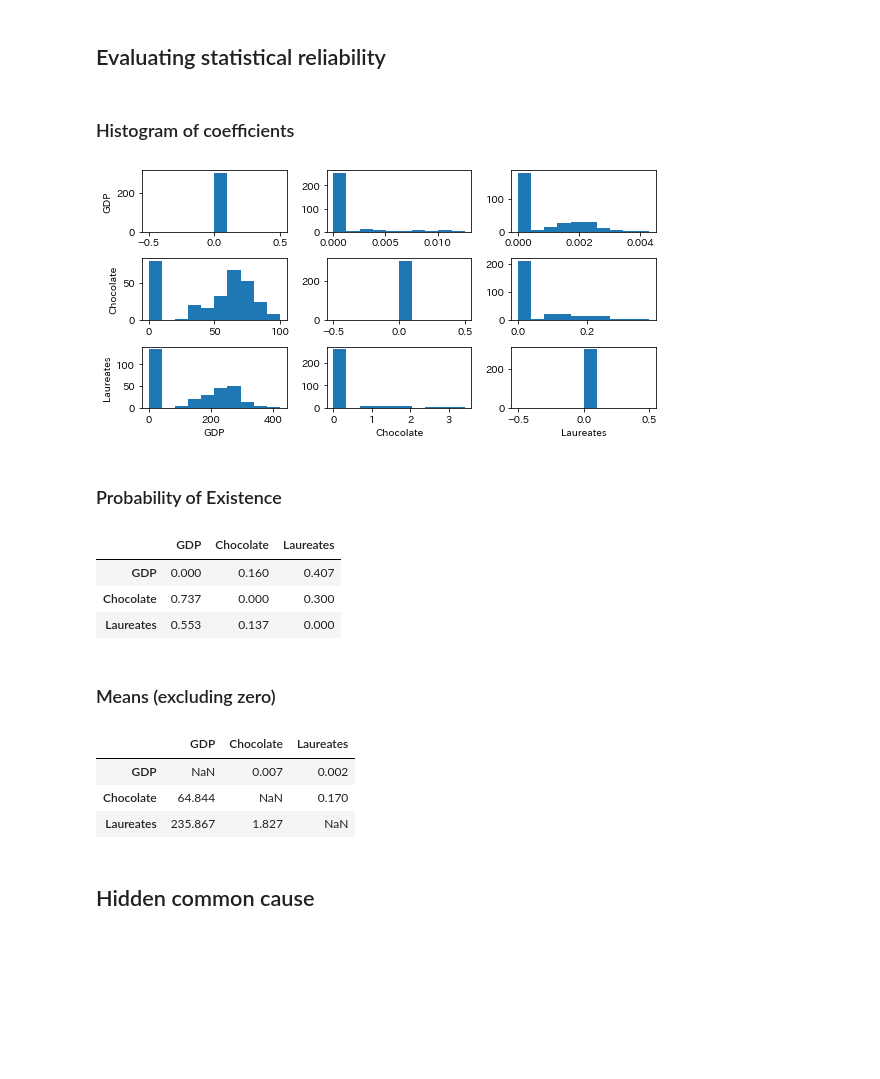
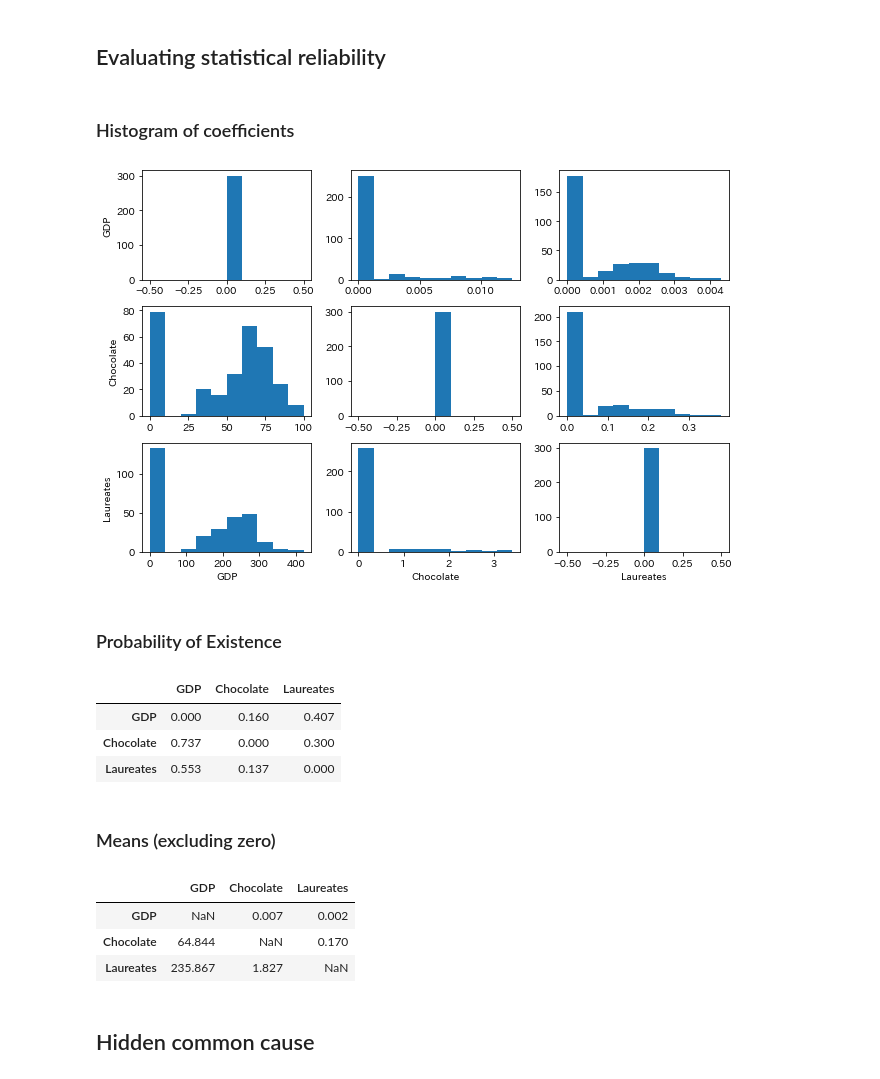
Before and after one commit to haraoka-screen/notebooks, a Jupyter notebook: causation_and_correlation.ipynb, the cells around one changed output. Cells and saved outputs as stored; diff of their text form; code cells hidden in the pictures; blank space fills up the shorter version.

```diff
--- a/causation_and_correlation.ipynb
+++ b/causation_and_correlation.ipynb
@@ -468,43 +468,51 @@ n_sampling = 300
 result = model.bootstrap(X, n_sampling)
 # %%
-# histogram
-display(Markdown("### Histogram of coefficients"))
+def draw_bootstrap_result(result, X, labels=None):
+    n_features = X.shape[1]
+    n_sampling = len(result.adjacency_matrices_)
+    if labels is None:
+        labels = list(X.columns)
 
-fig, axes = plt.subplots(3, 3, figsize=(8, 4))
+    # histogram
+    display(Markdown("### Histogram of coefficients"))
 
-for i in range(3):
-    for j in range(3):
-        axes[i, j].hist(result.adjacency_matrices_[:, i, j])
+    fig, axes = plt.subplots(n_features, n_features, figsize=(n_features * 3, n_features * 2))
 
-for i in range(3):
-    axes[i, 0].set_ylabel(labels[i])
-for i in range(3):
-    axes[2, i].set_xlabel(labels[i])
+    for i in range(n_features):
+        for j in range(n_features):
+            axes[i, j].hist(result.adjacency_matrices_[:, i, j])
 
-plt.tight_layout()
-plt.show()
+    for i in range(n_features):
+        axes[i, 0].set_ylabel(labels[i])
+    for i in range(n_features):
+        axes[n_features - 1, i].set_xlabel(labels[i])
 
-# probability of existence
-display(Markdown("### Probability of Existence"))
-probs = np.zeros((3, 3))
-for i in range(3):
-    for j in range(3):
-        probs[i, j] = sum(~np.isclose(result.adjacency_matrices_[:, i, j], 0)) / n_sampling
-display(pd.DataFrame(probs, columns=labels, index=labels).applymap(lambda x: f"{x:.3f}"))
+    plt.tight_layout()
+    plt.show()
 
-# means (excluding zero)
-display(Markdown("### Means (excluding zero)"))
-means = np.zeros((3, 3)) * np.nan
-for i in range(3):
-    for j in range(3):
-        n_exists = sum(~np.isclose(result.adjacency_matrices_[:, i, j], 0))
-        if n_exists == 0:
-            continue
-        means[i, j] = sum(result.adjacency_matrices_[:, i, j]) / n_exists
-display(pd.DataFrame(means, columns=labels, index=labels).applymap(lambda x: f"{x:.3f}" if not np.isnan(x) else x))
+    # probability of existence
+    display(Markdown("### Probability of Existence"))
+    probs = np.zeros((n_features, n_features))
+    for i in range(n_features):
+        for j in range(n_features):
+            probs[i, j] = sum(~np.isclose(result.adjacency_matrices_[:, i, j], 0)) / n_sampling
+    display(pd.DataFrame(probs, columns=labels, index=labels).style.format("{:.3f}").background_gradient(vmin=0, vmax=1, axis=None))
+
+    # means (excluding zero)
+    display(Markdown("### Means (excluding zero)"))
+    means = np.zeros((n_features, n_features)) * np.nan
+    for i in range(n_features):
+        for j in range(n_features):
+            n_exists = sum(~np.isclose(result.adjacency_matrices_[:, i, j], 0))
+            if n_exists == 0:
+                continue
+            means[i, j] = sum(result.adjacency_matrices_[:, i, j]) / n_exists
+    display(pd.DataFrame(means, columns=labels, index=labels).applymap(lambda x: f"{x:.3f}" if not np.isnan(x) else x))
+
+draw_bootstrap_result(result, X, labels=labels)
 # %% [output]
 ### Histogram of coefficients
-[figure, old version]
+[figure, new version]
 ### Probability of Existence
 |  | GDP | Chocolate | Laureates |
 | GDP | 0.000 | 0.160 | 0.407 |
```
Also changed, not shown: parts of 5 cells of this notebook.
